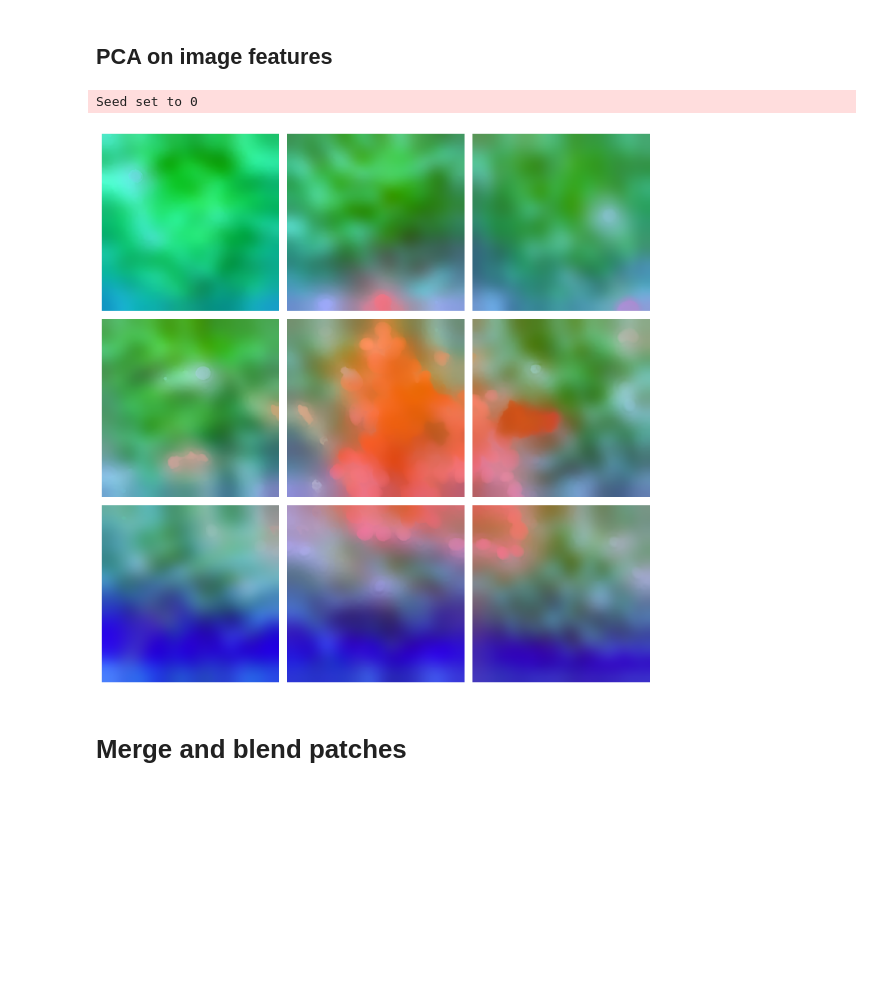
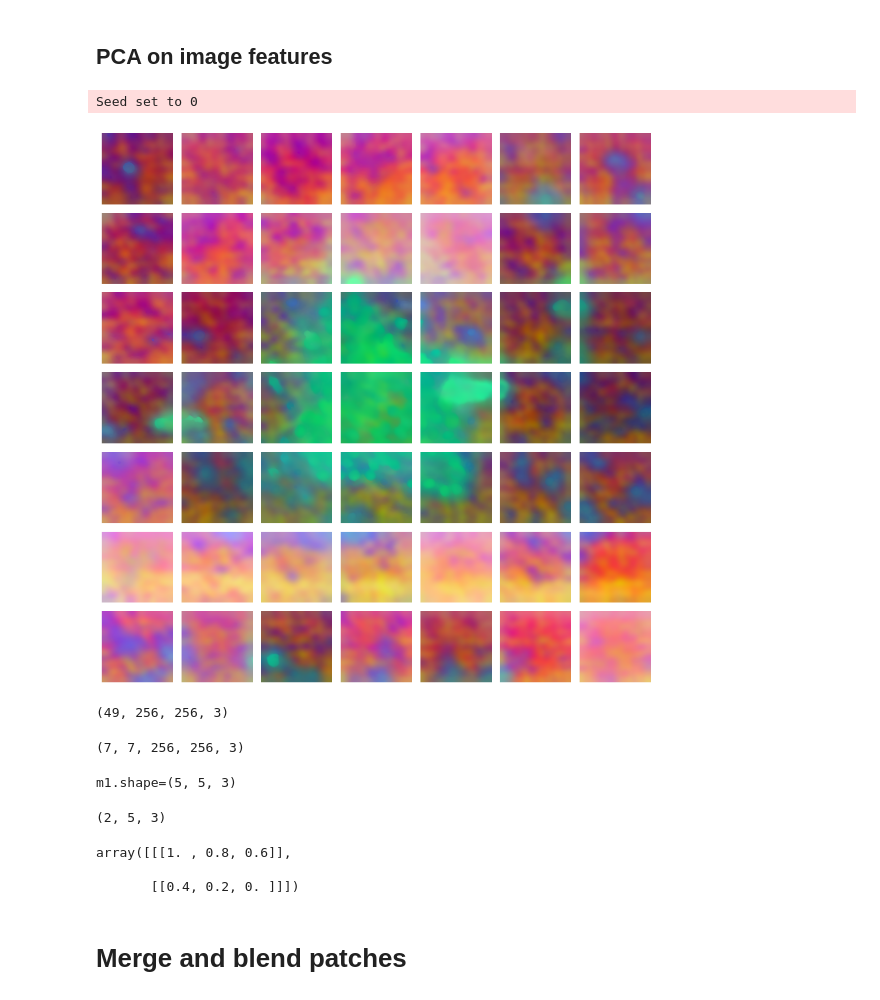
Before and after one commit to thingumajig/feature-map-experiments, a Jupyter notebook: notebooks/featUp-basic.ipynb, the cells around one changed output. Cells and saved outputs as stored; diff of their text form; code cells hidden in the pictures; blank space fills up the shorter version.

Commit message:
* patches work

```diff
--- a/notebooks/featUp-basic.ipynb
+++ b/notebooks/featUp-basic.ipynb
@@ -145,14 +145,17 @@ def extract_patches_pillow_matrix(image: Image, patch_size, step):
 # %% [markdown]
 # Image
 # %%
-patch_size = 224
-overlap = 24
+# patch_size = 112 #224
+# overlap = 12 #24
+patch_size = 256/2
+overlap = 26/2
+
 step = patch_size - overlap
 
 
 transform = T.Compose([
-    T.Resize(patch_size),
-    T.CenterCrop((patch_size, patch_size)),
+    T.Resize(256),
+    T.CenterCrop((256, 256)),
     T.ToTensor(),
     norm
 ])
@@ -309,0 +285,25 @@ lr_feats = upsampler.model(image_tensors)
+# %%
+batch_size = 3
+# hr_feats = upsampler(image_tensors)
+# lr_feats = upsampler.model(image_tensors)
+
+
+hr_feats_list = []
+lr_feats_list = []
+num_elements = image_tensors.shape[0]
+
+for start in range(0, num_elements, batch_size):
+    end = min(start + batch_size, num_elements)
+    batch = image_tensors[start:end]
+    print(f'{batch.shape=}')
+
+    with torch.no_grad():
+        hr_feats_list.append(upsampler(batch).cpu())
+        lr_feats_list.append(upsampler.model(batch).cpu())
+
+    torch.cuda.empty_cache()
+
+lr_feats_list = torch.cat(lr_feats_list, dim=0)
+hr_feats_list = torch.cat(hr_feats_list, dim=0)
+
+print(f'{lr_feats_list.shape=}  {hr_feats_list.shape=}')
@@ -323,15 +337,45 @@ Seed set to 0
 ## PCA on image features
 # %%
 seed_everything(0)
-[lr_feats_pca, hr_feats_pca], fit_pca = pca([lr_feats, hr_feats], fit_pca=None)
+[lr_feats_pca, hr_feats_pca], fit_pca = pca(
+    [lr_feats_list, hr_feats_list], fit_pca=None)
 
 # ax[2].imshow(hr_feats_pca[0].permute(1, 2, 0).detach().cpu())
 hr_feats_pca_arr = [p.permute(1, 2, 0).detach().cpu() for p in hr_feats_pca]
 
 display_image_grid(hr_feats_pca_arr, patches_mat_shape)
 # %% [output]
 Seed set to 0
-[figure, old version]
+[figure, new version]
+# %%
+hr_feats_pca_flat = np.stack(hr_feats_pca_arr)
+hr_feats_pca_flat.shape
+# %% [output]
+(49, 256, 256, 3)
+# %%
+hr_feats_mat = hr_feats_pca_flat.reshape(
+    patches_mat_shape[0], patches_mat_shape[1], *hr_feats_pca_flat.shape[1:])
+
+hr_feats_mat.shape
+# %% [output]
+(7, 7, 256, 256, 3)
+# %%
+# Создаем 5-мерный тензор
+tensor = np.random.rand(3, 3, 5, 5, 3)
+olap = 2
+m1 = tensor[1, 1]
+print(f'{m1.shape=}')
+
+m1[-olap:,:].shape
+# %% [output]
+m1.shape=(5, 5, 3)
+(2, 5, 3)
+# %%
+np.linspace(1, 0, olap*3).reshape(-1, 1, 3)
+# %% [output]
+array([[[1. , 0.8, 0.6]],
+
+       [[0.4, 0.2, 0. ]]])
 # %% [markdown]
 # Merge and blend patches
 # %%
```
Also changed, not shown: parts of 14 cells of this notebook.
